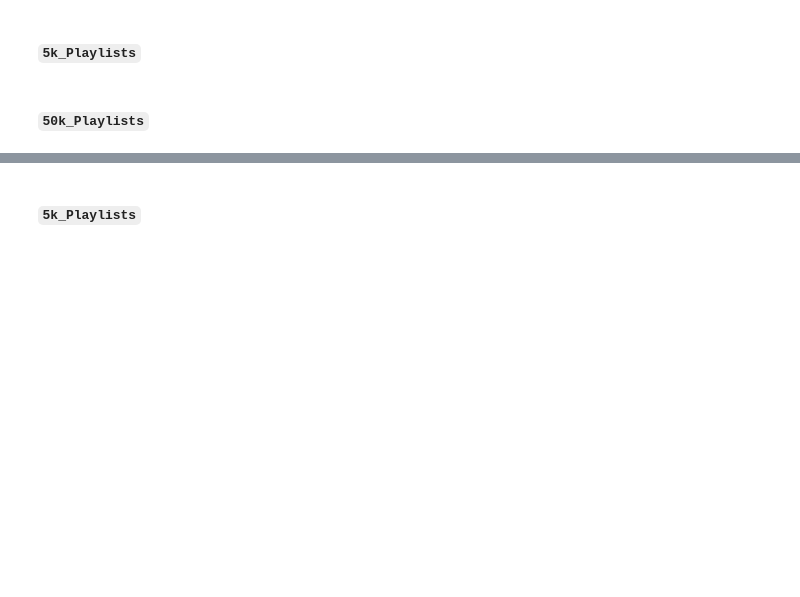
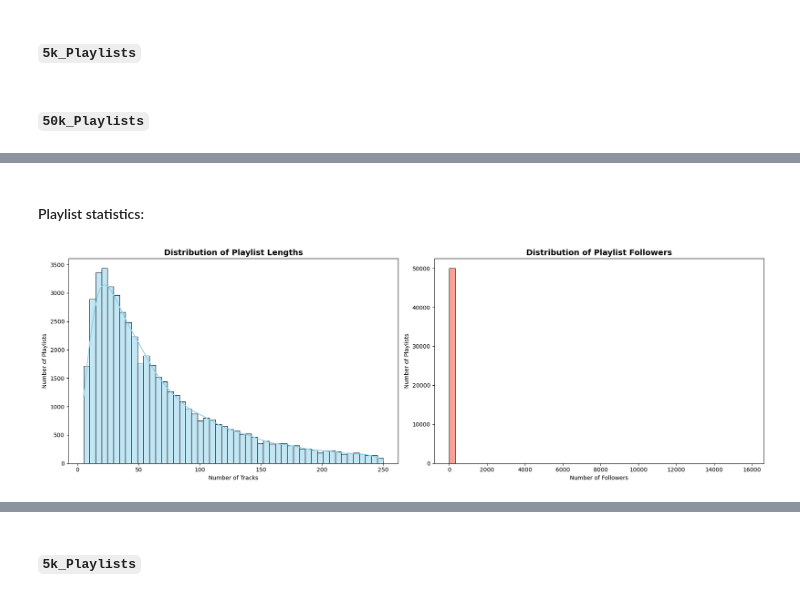
Before and after one commit to RomanLesicky/Data_Science_Project_INFO_H600, a Jupyter notebook: INFO_H600_Project.ipynb, the cells around one changed output, grey strips where cells are left out. Cells and saved outputs as stored; diff of their text form; code cells hidden in the pictures; blank space fills up the shorter version.

```diff
--- a/INFO_H600_Project.ipynb
+++ b/INFO_H600_Project.ipynb
@@ -442,0 +571,37 @@ Number of (playlist, track) rows: 3344374
+# %% [markdown]
+#### Playlist statistics:
+# %%
+import matplotlib.pyplot as plt
+import seaborn as sns
+from pyspark.sql import functions
+
+# --- Step 1: Prepare the Data (Spark Side) ---
+# We select only the columns we need.
+# Since we have 50k rows (one per playlist), we can collect all of them to Pandas safely.
+playlist_stats_df = playlists_flat_DataFrame_50k.select("num_tracks", "num_followers").toPandas()
+
+# --- Step 2: Visualization (Matplotlib/Seaborn Side) ---
+
+fig, ax = plt.subplots(1, 2, figsize=(18, 6))
+
+# Plot 1: Distribution of Playlist Length (num_tracks)
+# We use a histogram with a Kernel Density Estimate (KDE) to see the shape.
+sns.histplot(data=playlist_stats_df, x="num_tracks", bins=50, kde=True, color="skyblue", ax=ax[0])
+ax[0].set_title("Distribution of Playlist Lengths", fontsize=14, fontweight='bold')
+ax[0].set_xlabel("Number of Tracks")
+ax[0].set_ylabel("Number of Playlists")
+
+# Plot 2: Distribution of Followers (num_followers)
+# Note: This is usually extremely skewed (Power Law). Most have 1 follower; a few have 10k.
+# To make it readable, we often use a log scale, but here is the raw distribution first.
+sns.histplot(data=playlist_stats_df, x="num_followers", bins=50, kde=False, color="salmon", ax=ax[1])
+ax[1].set_title("Distribution of Playlist Followers", fontsize=14, fontweight='bold')
+ax[1].set_xlabel("Number of Followers")
+ax[1].set_ylabel("Number of Playlists")
+# Optional: Set y-scale to log if the bar at '1' is too huge to see anything else
+# ax[1].set_yscale('log')
+
+plt.tight_layout()
+plt.show()
+# %% [output]
+[figure, added]
```
Also changed, not shown: parts of 18 cells of this notebook, 1 other file.
